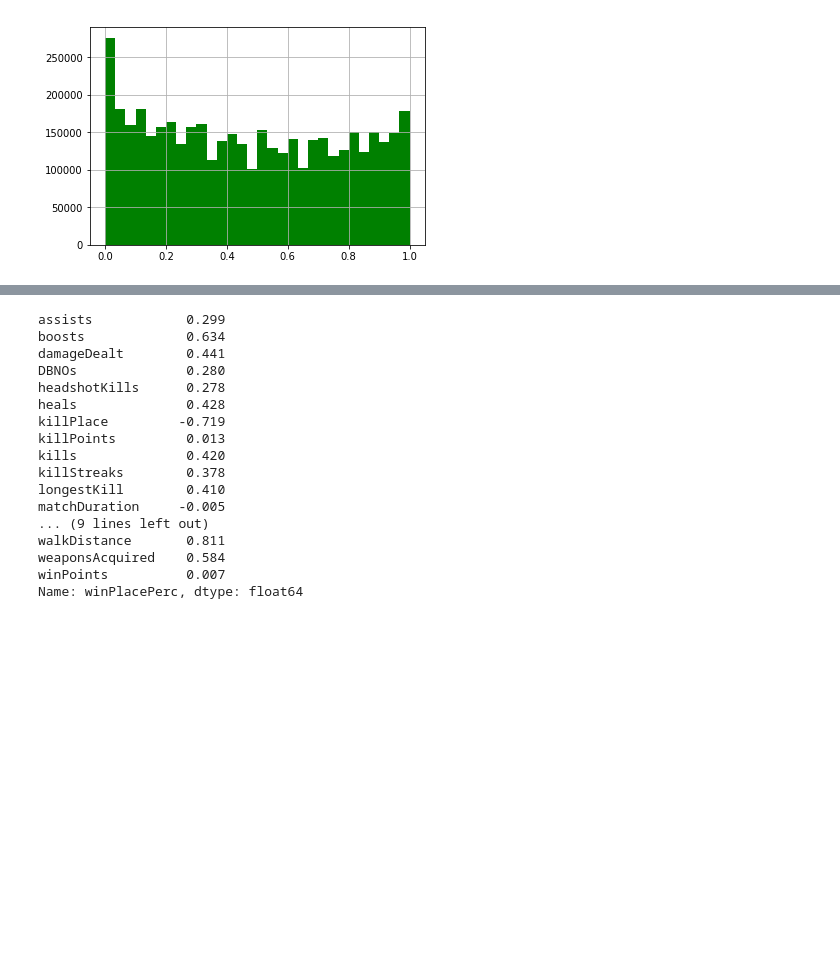
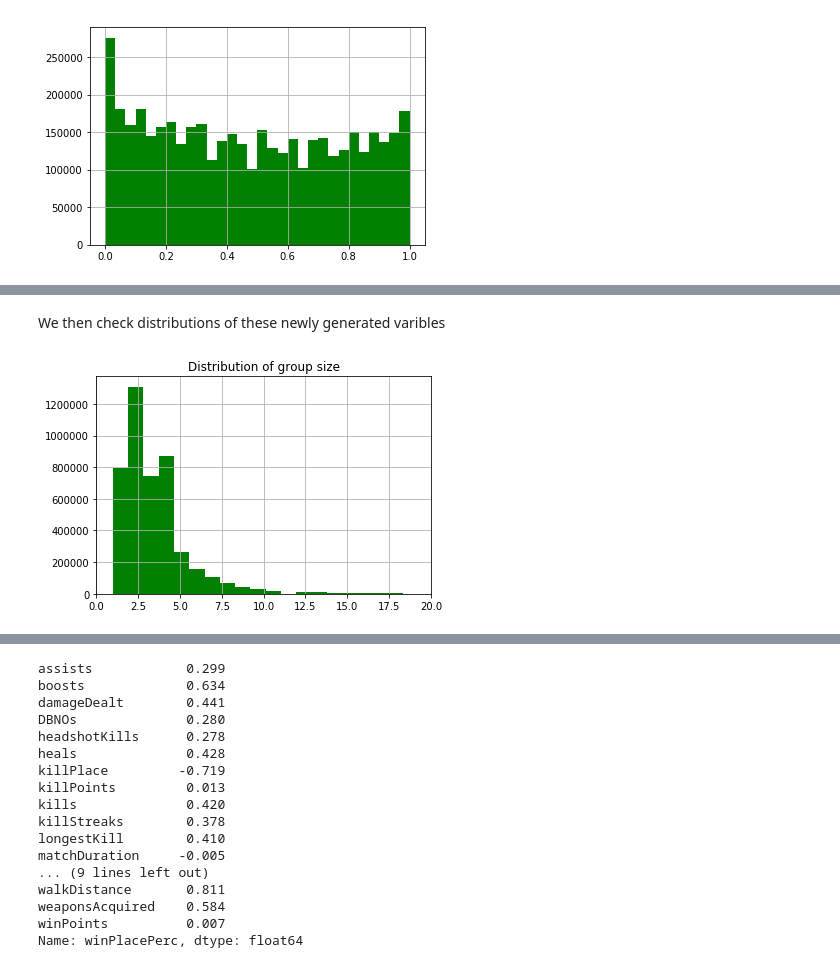
Before and after one commit to bojanin/pubg_cse627, a Jupyter notebook: data_explore.ipynb, the cells around one changed output, grey strips where cells are left out. Saved outputs shown, nothing was run; the diff lists cells and outputs as text; code cells hidden in the pictures; blank space fills up the shorter version.

```diff
--- a/data_explore.ipynb
+++ b/data_explore.ipynb
@@ -108,0 +208,9 @@ training_data[training_data["matchType"] != "custom"].winPlacePerc.hist(bins=30,
+# %% [markdown]
+We then check distributions of these newly generated varibles
+# %%
+plt.hist(training_data['groupsize'],bins=80,color="green")
+plt.title("Distribution of group size")
+plt.xlim(0,20)
+plt.grid(True)
+# %% [output]
+[figure, added]
```
Also changed, not shown: parts of 82 cells of this notebook.
